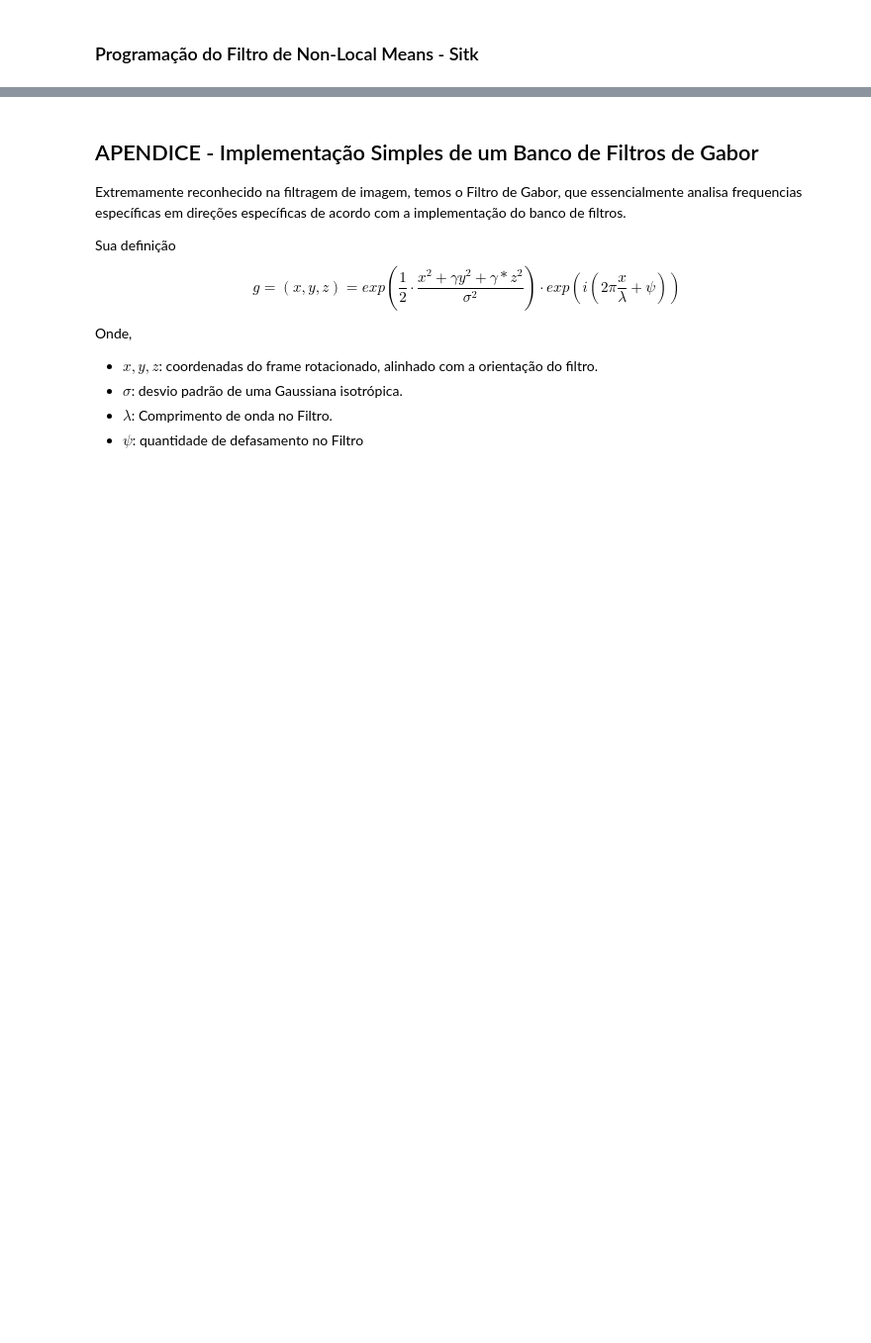
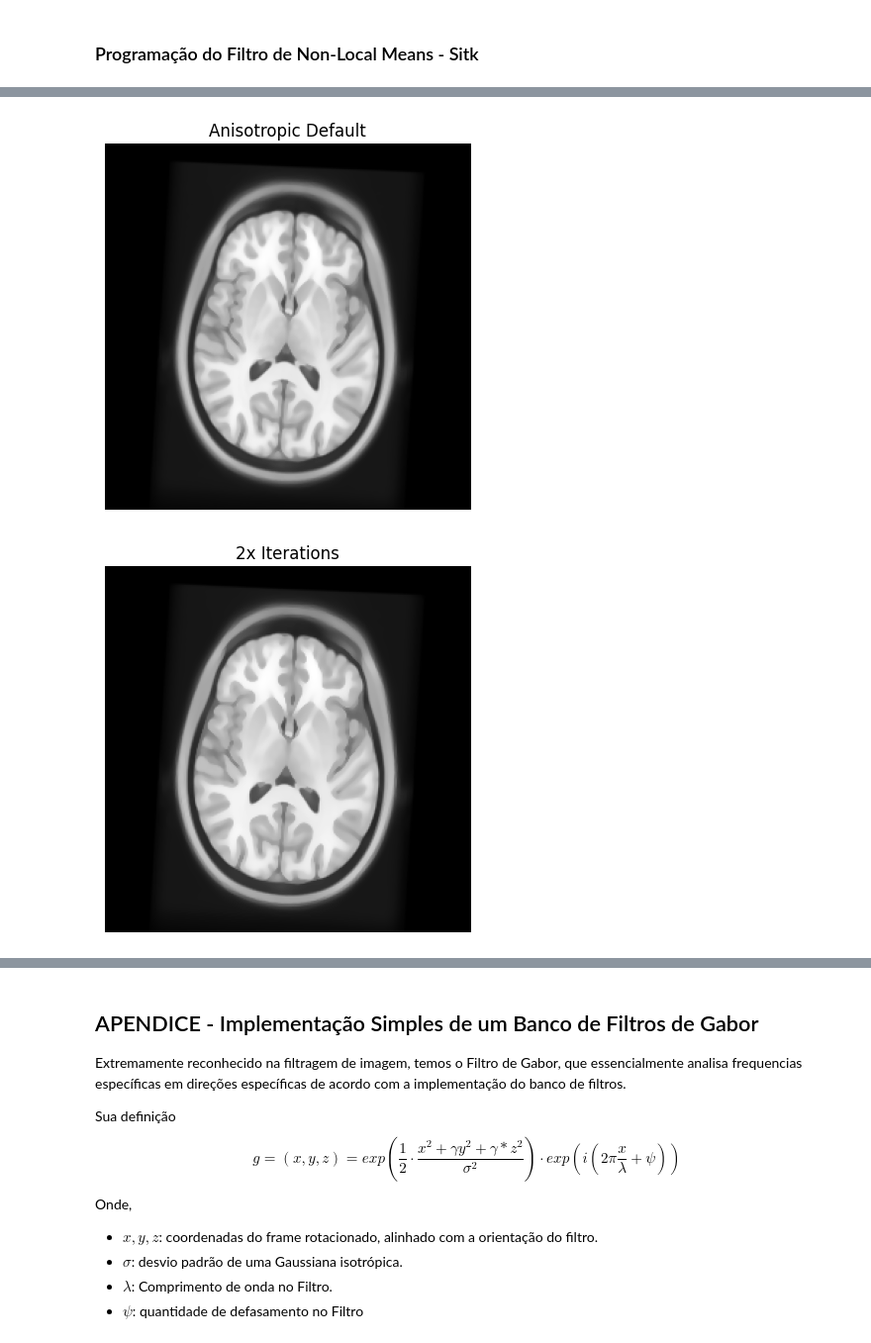
Before and after one commit to MBGustav/pdi3d-notes, a Jupyter notebook: Trabalho/Atividade-1.ipynb, the cells around one changed output, grey strips where cells are left out. Shown at 99% size. Cells and saved outputs as stored; diff of their text form; code cells hidden in the pictures; blank space fills up the shorter version.

```diff
--- a/Trabalho/Atividade-1.ipynb
+++ b/Trabalho/Atividade-1.ipynb
@@ -204,0 +308,14 @@ def volume_by_masking(reference_image, mask_img, label=None):
+# %%
+#Multiple anisotropic filters
+
+filtered_image_anisotropic = apply_anisotropic_diffusion(ref, time_step=0.0625, conductance=2.0, iterations=10)
+filtered_image_anisotropic_2xiterations = apply_anisotropic_diffusion(ref, time_step=0.0625, conductance=2.0, iterations=20)
+filtered_image_anisotropic_2xconductance = apply_anisotropic_diffusion(ref, time_step=0.0625, conductance=4.0, iterations=10)
+
+
+show_slice(filtered_image_anisotropic, "Anisotropic Default")
+show_slice(filtered_image_anisotropic_2xiterations, "2x Iterations")
+show_slice(filtered_image_anisotropic_2xconductance, "2x Conductance")
+# %% [output]
+[figure, added]
+[figure, added]
```
Also changed, not shown: parts of 12 cells of this notebook, 15 other files.
